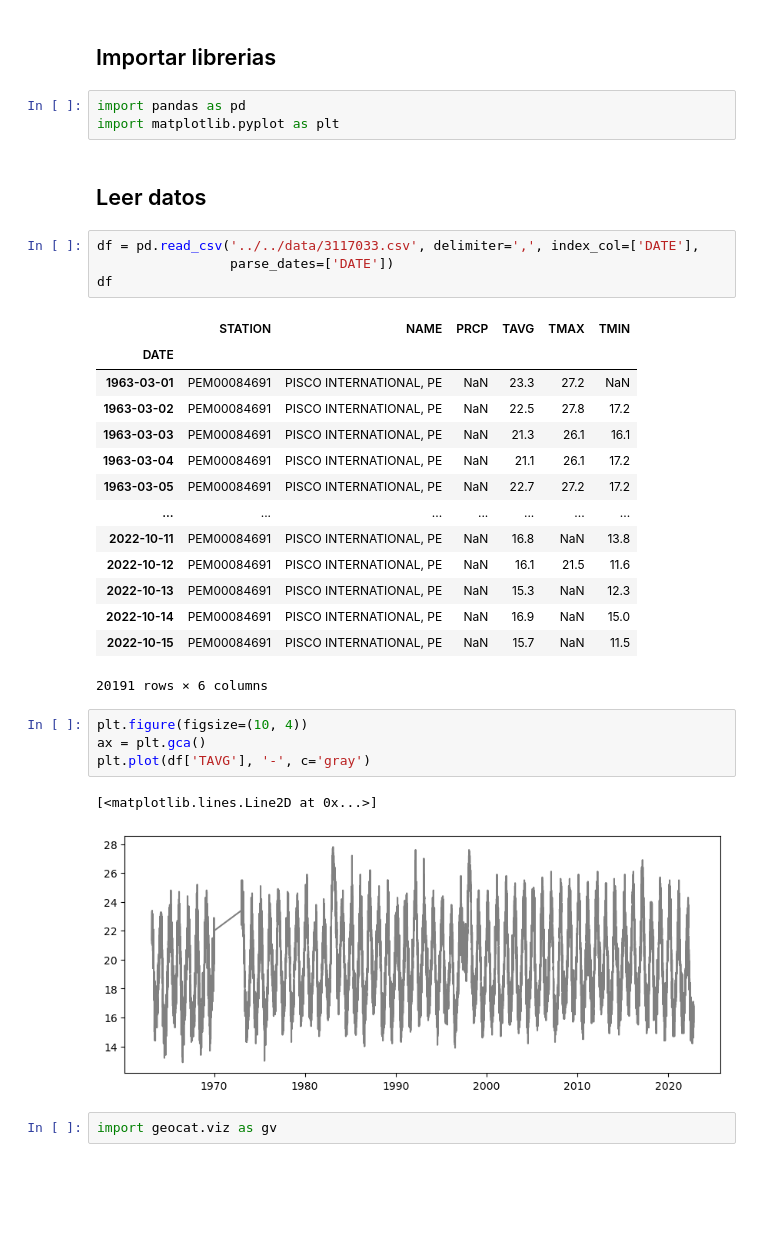
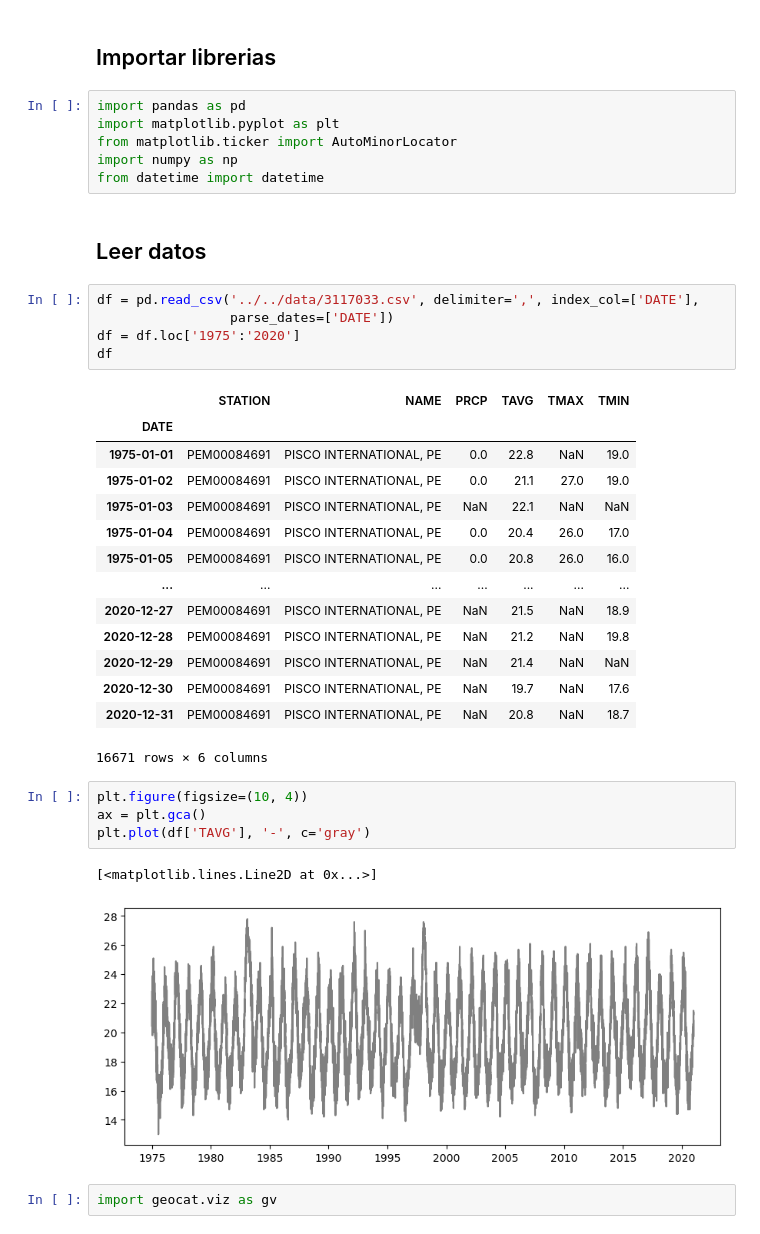
Before and after one commit to cryohydromettools/python_climatologia, a Jupyter notebook: book/dia4/00.Generacion_graficos_temporales.ipynb, the cells around one changed output. Saved outputs shown, nothing was run; the diff lists cells and outputs as text; blank space fills up the shorter version.

```diff
--- a/book/dia4/00.Generacion_graficos_temporales.ipynb
+++ b/book/dia4/00.Generacion_graficos_temporales.ipynb
@@ -3,34 +3,38 @@
 # %%
 import pandas as pd
 import matplotlib.pyplot as plt
+from matplotlib.ticker import AutoMinorLocator
+import numpy as np
+from datetime import datetime
 # %% [markdown]
 ## Leer datos
 # %%
 df = pd.read_csv('../../data/3117033.csv', delimiter=',', index_col=['DATE'],
                  parse_dates=['DATE'])
+df = df.loc['1975':'2020']
 df
 # %% [output]
 |  | STATION | NAME | PRCP | TAVG | TMAX | TMIN |
 | DATE |  |  |  |  |  |  |
-| 1963-03-01 | PEM00084691 | PISCO INTERNATIONAL, PE | NaN | 23.3 | 27.2 | NaN |
-| 1963-03-02 | PEM00084691 | PISCO INTERNATIONAL, PE | NaN | 22.5 | 27.8 | 17.2 |
-| 1963-03-03 | PEM00084691 | PISCO INTERNATIONAL, PE | NaN | 21.3 | 26.1 | 16.1 |
-| 1963-03-04 | PEM00084691 | PISCO INTERNATIONAL, PE | NaN | 21.1 | 26.1 | 17.2 |
-| 1963-03-05 | PEM00084691 | PISCO INTERNATIONAL, PE | NaN | 22.7 | 27.2 | 17.2 |
+| 1975-01-01 | PEM00084691 | PISCO INTERNATIONAL, PE | 0.0 | 22.8 | NaN | 19.0 |
+| 1975-01-02 | PEM00084691 | PISCO INTERNATIONAL, PE | 0.0 | 21.1 | 27.0 | 19.0 |
+| 1975-01-03 | PEM00084691 | PISCO INTERNATIONAL, PE | NaN | 22.1 | NaN | NaN |
+| 1975-01-04 | PEM00084691 | PISCO INTERNATIONAL, PE | 0.0 | 20.4 | 26.0 | 17.0 |
+| 1975-01-05 | PEM00084691 | PISCO INTERNATIONAL, PE | 0.0 | 20.8 | 26.0 | 16.0 |
 | ... | ... | ... | ... | ... | ... | ... |
-| 2022-10-11 | PEM00084691 | PISCO INTERNATIONAL, PE | NaN | 16.8 | NaN | 13.8 |
-| 2022-10-12 | PEM00084691 | PISCO INTERNATIONAL, PE | NaN | 16.1 | 21.5 | 11.6 |
-| 2022-10-13 | PEM00084691 | PISCO INTERNATIONAL, PE | NaN | 15.3 | NaN | 12.3 |
-| 2022-10-14 | PEM00084691 | PISCO INTERNATIONAL, PE | NaN | 16.9 | NaN | 15.0 |
-| 2022-10-15 | PEM00084691 | PISCO INTERNATIONAL, PE | NaN | 15.7 | NaN | 11.5 |
+| 2020-12-27 | PEM00084691 | PISCO INTERNATIONAL, PE | NaN | 21.5 | NaN | 18.9 |
+| 2020-12-28 | PEM00084691 | PISCO INTERNATIONAL, PE | NaN | 21.2 | NaN | 19.8 |
+| 2020-12-29 | PEM00084691 | PISCO INTERNATIONAL, PE | NaN | 21.4 | NaN | NaN |
+| 2020-12-30 | PEM00084691 | PISCO INTERNATIONAL, PE | NaN | 19.7 | NaN | 17.6 |
+| 2020-12-31 | PEM00084691 | PISCO INTERNATIONAL, PE | NaN | 20.8 | NaN | 18.7 |
-20191 rows × 6 columns
+16671 rows × 6 columns
 # %%
 plt.figure(figsize=(10, 4))
 ax = plt.gca()
 plt.plot(df['TAVG'], '-', c='gray')
 # %% [output]
 [<matplotlib.lines.Line2D at 0x...>]
-[figure, old version]
+[figure, new version]
 # %%
 import geocat.viz as gv
 # %%
```
Also changed, not shown: parts of 32 cells of this notebook, 2 other files.
